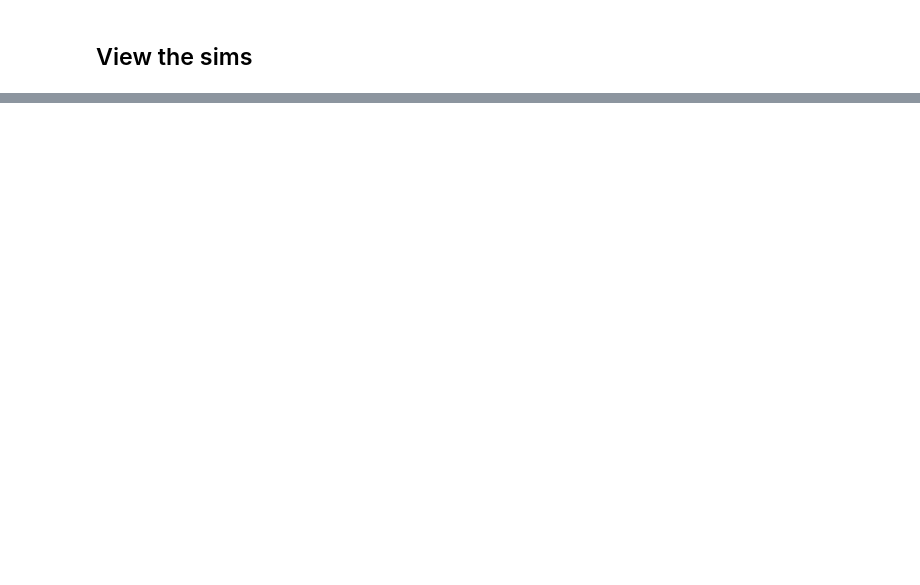
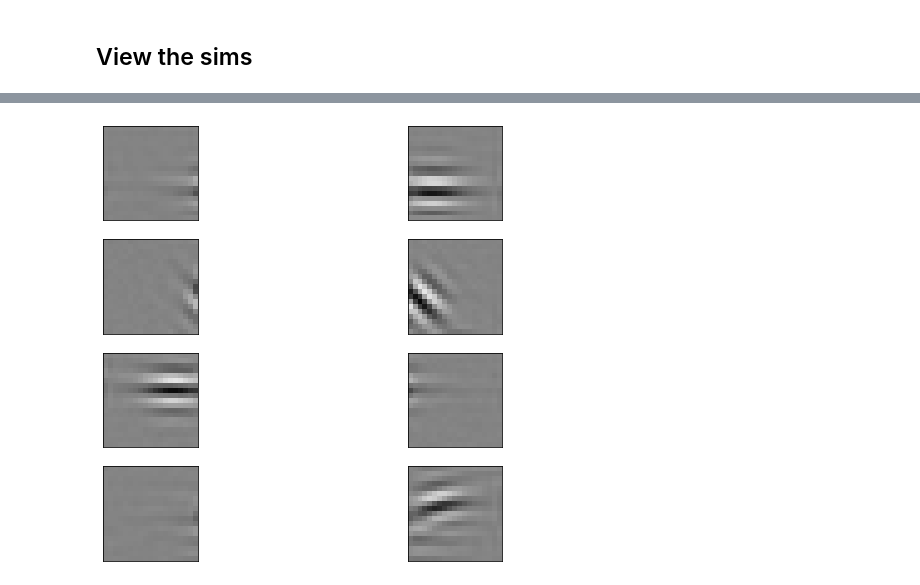
Before and after one commit to bblais/Amblyopia-Simulation, a Jupyter notebook: 2022-11-10 Deficit Sims -- Blur - Jitter - Longer Runs to Check Convergence.ipynb, the cells around one changed output, grey strips where cells are left out. Drawn from its saved outputs; the diff is of its cells as text; code cells hidden in the pictures; blank space fills up the shorter version.

```diff
--- a/2022-11-10 Deficit Sims -- Blur - Jitter - Longer Runs to Check Convergence.ipynb
+++ b/2022-11-10 Deficit Sims -- Blur - Jitter - Longer Runs to Check Convergence.ipynb
@@ -278,3 +294,25 @@ for n in range(4):
+# %%
+t,y,θ,W=R[-1]
+vmin=W.min()
+vmax=W.max()
+
+w_im=R.weight_image(W)
+count=1
+for n in range(4):
+    for c in range(2):
+        subplot(4,2,count)
+        pcolormesh(w_im[n,c,...],cmap=py.cm.gray,
+                        vmin=vmin,vmax=vmax)
+        ax2=gca()
+        ax2.set_aspect('equal')
+        ax2.set_xticklabels([])
+        ax2.set_yticklabels([])
+        ax2.xaxis.set_ticks_position('none')
+        ax2.yaxis.set_ticks_position('none')
+
+        count+=1
+# %% [output]
+[figure, added]
 # %%
 RR={}
 count=0
```
Also changed, not shown: parts of 23 cells of this notebook, 20 other files.
